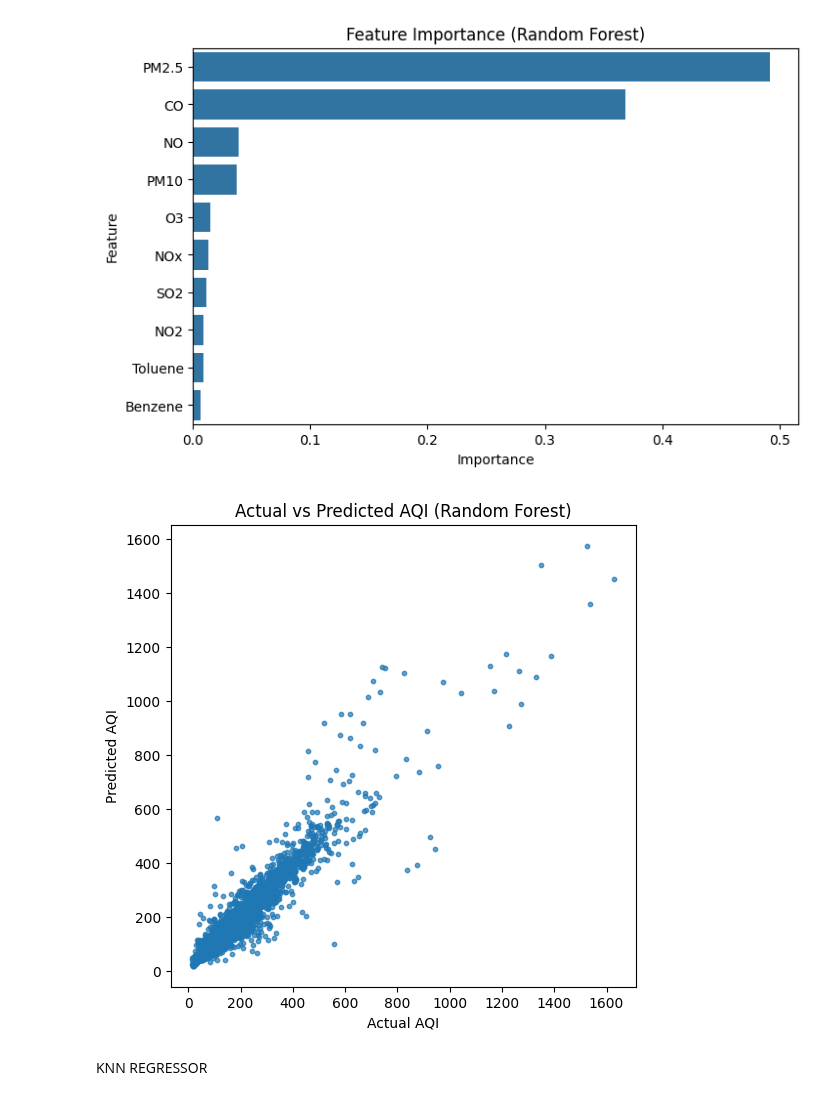
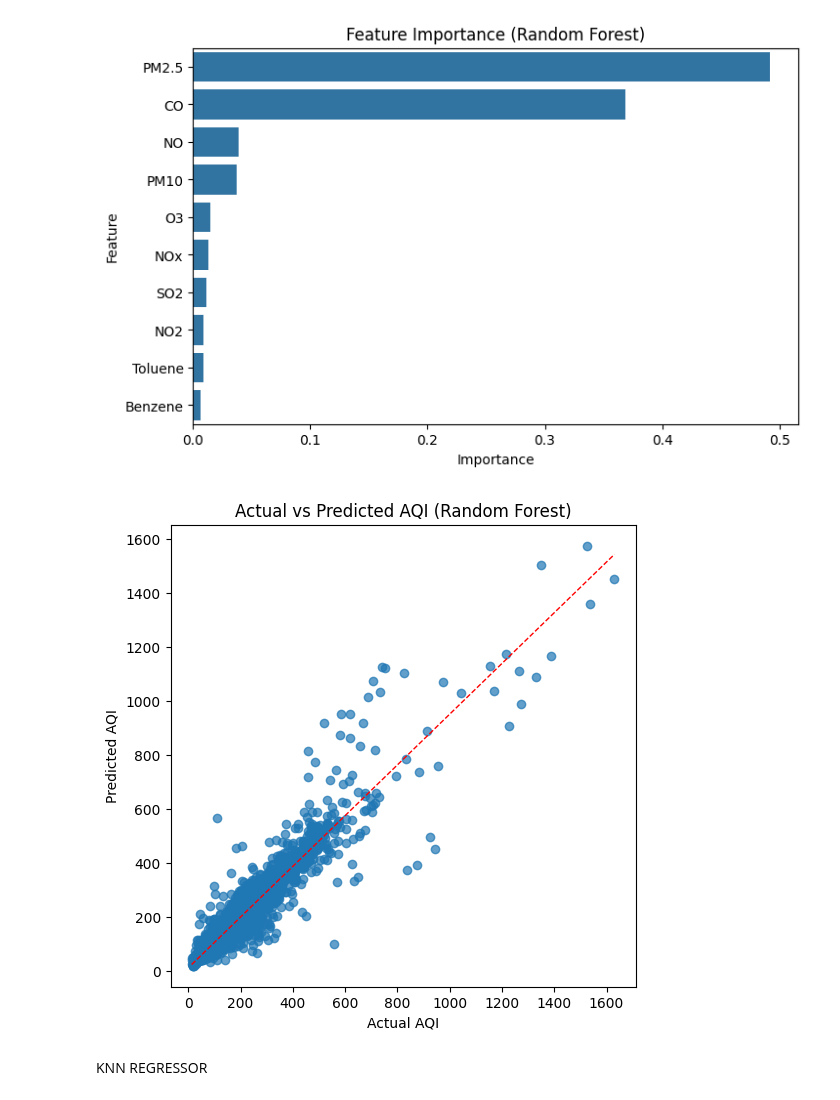
Before and after one commit to suryaprasadmallik15-wq/AQI-AI-training-Project, a Jupyter notebook: AIR_QUALITY_PREDECTION.ipynb, the cells around one changed output. Cells and saved outputs as stored; diff of their text form; code cells hidden in the pictures.

Commit message:
Regression Line Added

```diff
--- a/AIR_QUALITY_PREDECTION.ipynb
+++ b/AIR_QUALITY_PREDECTION.ipynb
@@ -220,13 +220,24 @@ plt.show()
 [figure]
 # %%
 plt.figure(figsize=(6,6))
-plt.scatter(y_test, y_pred_rf, alpha=0.7,s=10)
+
+plt.scatter(y_test, y_pred_rf, alpha=0.7)
+
+# Regression line
+import numpy as np
+m, b = np.polyfit(y_test, y_pred_rf, 1)
+
+x_line = np.linspace(min(y_test), max(y_test), 100)
+y_line = m * x_line + b
+
+plt.plot(x_line, y_line, color='red', linewidth=1, linestyle = '--')
+
 plt.xlabel("Actual AQI")
 plt.ylabel("Predicted AQI")
 plt.title("Actual vs Predicted AQI (Random Forest)")
 plt.show()
 # %% [output]
-[figure, old version]
+[figure, new version]
 # %% [markdown]
 KNN REGRESSOR
 # %%
```
Also changed, not shown: parts of 1 cell of this notebook, 1 other file.
